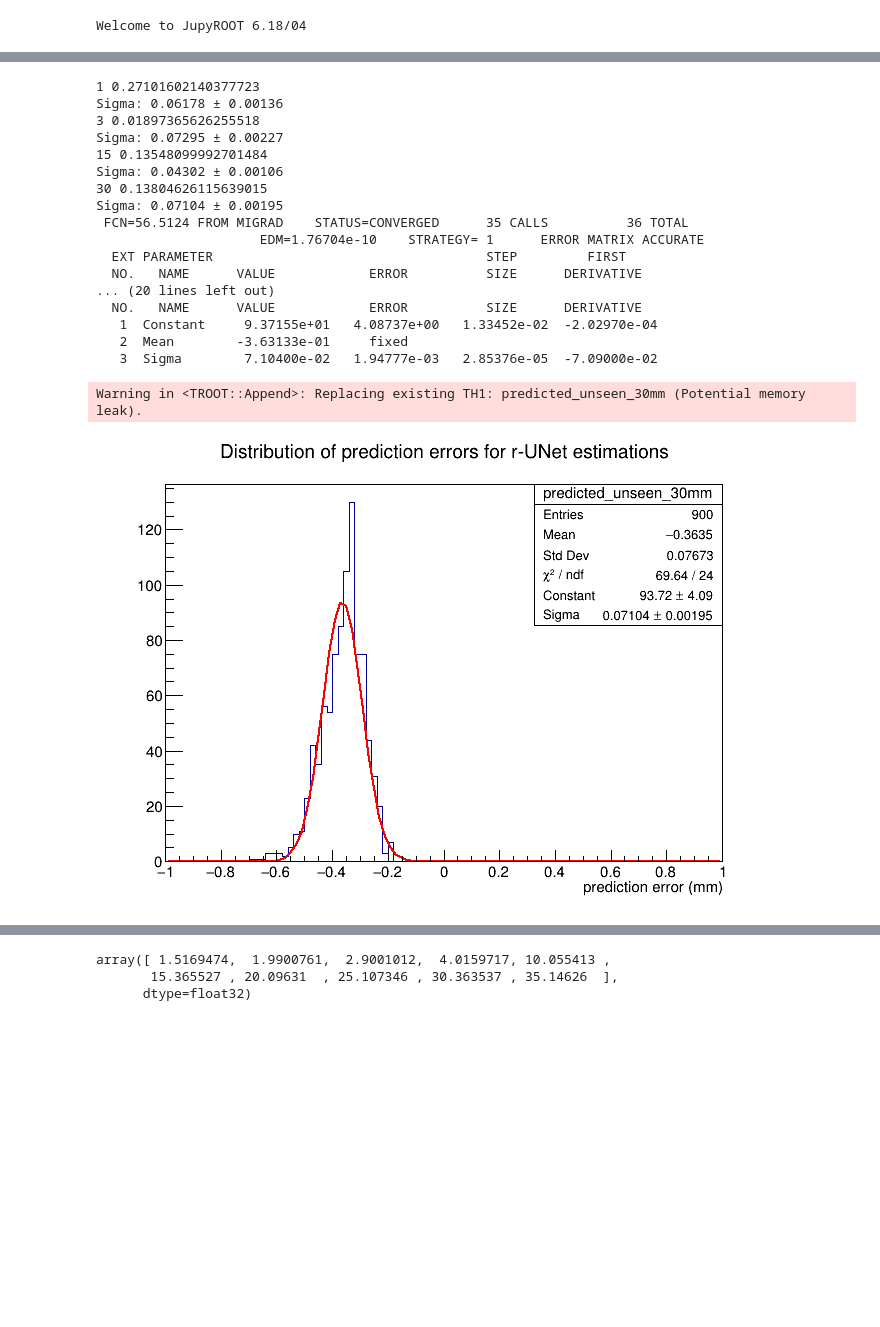
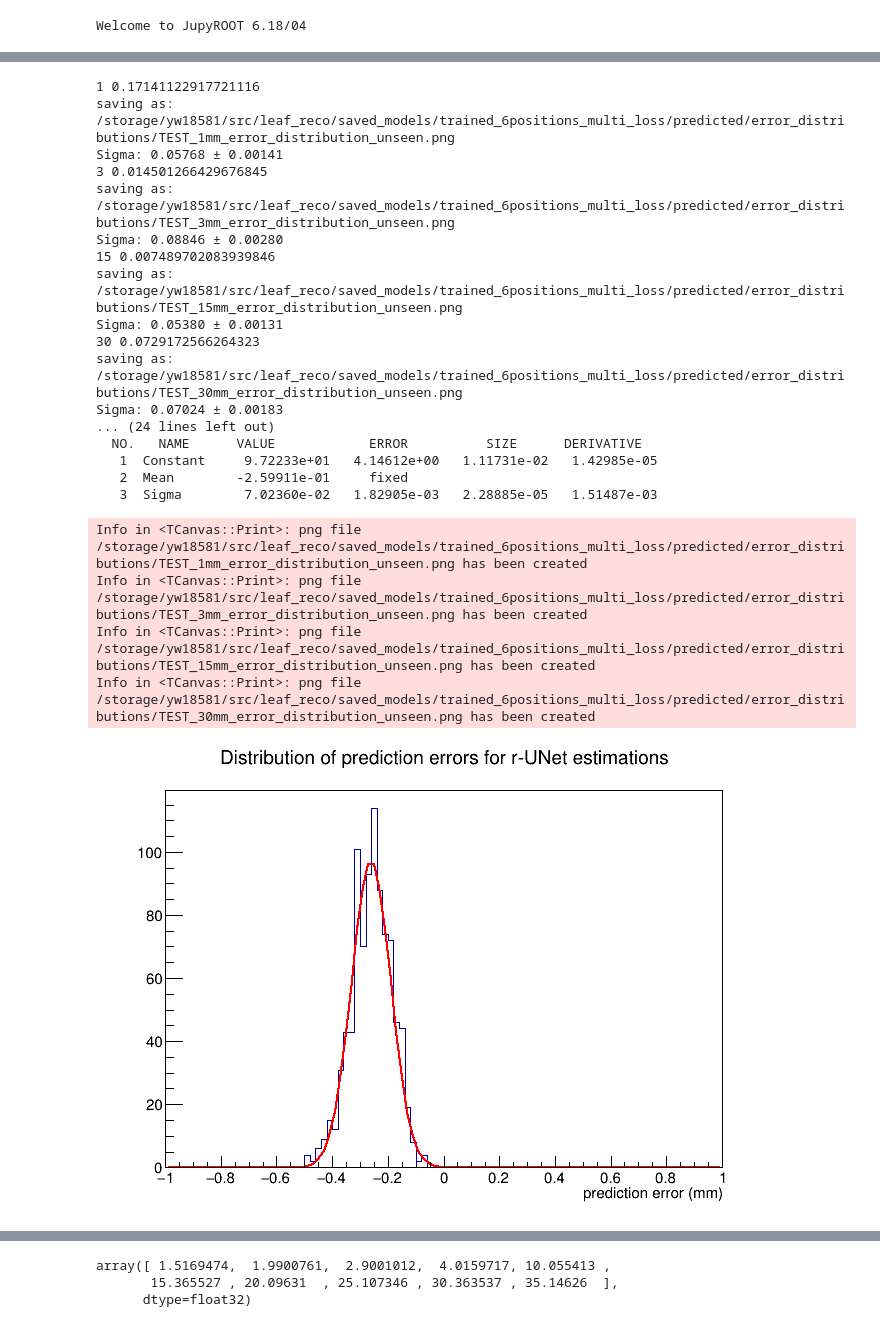
Before and after one commit to cdesio/leaf_reco, a Jupyter notebook: notebooks/Gaussian_fit_plots_get_values_resolution_plots.ipynb, the cells around one changed output, grey strips where cells are left out. Cells and saved outputs as stored; diff of their text form; code cells hidden in the pictures; blank space fills up the shorter version.

```diff
--- a/notebooks/Gaussian_fit_plots_get_values_resolution_plots.ipynb
+++ b/notebooks/Gaussian_fit_plots_get_values_resolution_plots.ipynb
@@ -118,8 +86,8 @@ def gaus_fit_avg(coeff, epoch, fname_keyword, out_file_key, save_file=True,
     yax=histo.GetYaxis()
     yax.SetLimits(0,500)
     #histo.SetAxisRange(0, 500,"y")
-    #gStyle.SetOptStat("nmR")
-    gStyle.SetOptFit()
+    gStyle.SetOptStat(0)
+    gStyle.SetOptFit(0)
     gStyle.SetStatY(0.9)
     gStyle.SetStatX(0.9)
     gStyle.SetStatW(0.15)
@@ -127,7 +95,7 @@ def gaus_fit_avg(coeff, epoch, fname_keyword, out_file_key, save_file=True,
     histo.Draw()
     canvas.Draw()
     if save_file:
-        canvas.SaveAs(os.path.join(saved_models, 'error_distributions',
+        canvas.SaveAs(os.path.join(error_distributions,
                                    '_'.join(["error_distribution",out_file_key])+".png"))
     if print_sigma:
         sigma = f.GetParameter(2)
@@ -135,5 +103,5 @@ def gaus_fit_avg(coeff, epoch, fname_keyword, out_file_key, save_file=True,
         print('Sigma: {:.5f} ± {:.5f}'.format(sigma, err))
     return histo, canvas, sigma, err
 # %%
-h, c, sigma, err = gaus_fit_avg(75, 100, 'predicted_unseen', '', n_bins=100)
+h, c, sigma, err = gaus_fit_avg(4, 100, 'predicted_unseen', 'error_distr_avg', n_bins=100, save_file=True)
 # %% [output]
@@ -224,7 +176,7 @@ def gaus_fit_dist(coeff, epoch, fname_keyword, distances, out_file_key, save_fil
         yax.SetLimits(0,500)
         #histo.SetAxisRange(0, 500,"y")
         #gStyle.SetOptStat("nmR")
-        gStyle.SetOptFit()
+        gStyle.SetOptFit(0)
         gStyle.SetStatY(0.9)
         gStyle.SetStatX(0.9)
         gStyle.SetStatW(0.15)
@@ -232,10 +184,10 @@ def gaus_fit_dist(coeff, epoch, fname_keyword, distances, out_file_key, save_fil
         histo.Draw()
         canvas.Draw()
         if save_file:
-            print("saving as: {}".format(os.path.join(saved_models, 'error_distributions',
-                                   '_'.join(["TEST_{}mm".format(dist),fkey])+".png")))
-            canvas.SaveAs(os.path.join(saved_models, 'error_distributions',
-                                   '_'.join(["TEST_{}mm".format(dist),fkey])+".png"))
+            out_file_path = os.path.join(error_distributions,
+                                   '_'.join(["TEST_{}mm".format(dist),out_file_key])+".png")
+            print("saving as: {}".format(out_file_path))
+            canvas.SaveAs(out_file_path)
         if print_sigma:
             sigma=f.GetParameter(2)
             err= f.GetParError(2)
@@ -243,31 +195,37 @@ def gaus_fit_dist(coeff, epoch, fname_keyword, distances, out_file_key, save_fil
             sigmas.append(sigma)
             errors.append(err)
     return histo, canvas, sigmas, errors
+# %%
+epoch= 100
+coef = 4
 # %%
 test_distances = [2,4,10,20,25,35]
 # %%
 unseen_dist = [1,3,15,30]
 # %%
-h, c, sigmas_unseen, errors_unseen = gaus_fit_dist(epoch=80, coeff=75, fname_keyword='predicted_unseen', distances=unseen_dist,
-             out_file_key='', n_bins=100 )
+h, c, sigmas_unseen, errors_unseen = gaus_fit_dist(epoch=epoch, coeff=coef, fname_keyword='predicted_unseen', distances=unseen_dist,
+             out_file_key='error_distribution_unseen', n_bins=100, save_file=True );
 # %% [output]
-1 0.27101602140377723
-Sigma: 0.06178 ± 0.00136
-3 0.01897365626255518
-Sigma: 0.07295 ± 0.00227
-15 0.13548099992701484
-Sigma: 0.04302 ± 0.00106
-30 0.13804626115639015
-Sigma: 0.07104 ± 0.00195
- FCN=56.5124 FROM MIGRAD    STATUS=CONVERGED      35 CALLS          36 TOTAL
-                     EDM=1.76704e-10    STRATEGY= 1      ERROR MATRIX ACCURATE
-  EXT PARAMETER                                   STEP         FIRST
+1 0.17141122917721116
+saving as: /storage/yw18581/src/leaf_reco/saved_models/trained_6positions_multi_loss/predicted/error_distributions/TEST_1mm_error_distribution_unseen.png
+Sigma: 0.05768 ± 0.00141
+3 0.014501266429676845
+saving as: /storage/yw18581/src/leaf_reco/saved_models/trained_6positions_multi_loss/predicted/error_distributions/TEST_3mm_error_distribution_unseen.png
+Sigma: 0.08846 ± 0.00280
+15 0.007489702083939846
+saving as: /storage/yw18581/src/leaf_reco/saved_models/trained_6positions_multi_loss/predicted/error_distributions/TEST_15mm_error_distribution_unseen.png
+Sigma: 0.05380 ± 0.00131
+30 0.0729172566264323
+saving as: /storage/yw18581/src/leaf_reco/saved_models/trained_6positions_multi_loss/predicted/error_distributions/TEST_30mm_error_distribution_unseen.png
+Sigma: 0.07024 ± 0.00183
+... (24 lines left out)
   NO.   NAME      VALUE            ERROR          SIZE      DERIVATIVE
-... (20 lines left out)
-  NO.   NAME      VALUE            ERROR          SIZE      DERIVATIVE
-   1  Constant     9.37155e+01   4.08737e+00   1.33452e-02  -2.02970e-04
-   2  Mean        -3.63133e-01     fixed
-   3  Sigma        7.10400e-02   1.94777e-03   2.85376e-05  -7.09000e-02
+   1  Constant     9.72233e+01   4.14612e+00   1.11731e-02   1.42985e-05
+   2  Mean        -2.59911e-01     fixed
+   3  Sigma        7.02360e-02   1.82905e-03   2.28885e-05   1.51487e-03
-Warning in <TROOT::Append>: Replacing existing TH1: predicted_unseen_30mm (Potential memory leak).
+Info in <TCanvas::Print>: png file /storage/yw18581/src/leaf_reco/saved_models/trained_6positions_multi_loss/predicted/error_distributions/TEST_1mm_error_distribution_unseen.png has been created
+Info in <TCanvas::Print>: png file /storage/yw18581/src/leaf_reco/saved_models/trained_6positions_multi_loss/predicted/error_distributions/TEST_3mm_error_distribution_unseen.png has been created
+Info in <TCanvas::Print>: png file /storage/yw18581/src/leaf_reco/saved_models/trained_6positions_multi_loss/predicted/error_distributions/TEST_15mm_error_distribution_unseen.png has been created
+Info in <TCanvas::Print>: png file /storage/yw18581/src/leaf_reco/saved_models/trained_6positions_multi_loss/predicted/error_distributions/TEST_30mm_error_distribution_unseen.png has been created
-[figure, old version]
+[figure, new version]
 # %%
```
Also changed, not shown: parts of 23 cells of this notebook, 10 other files.
